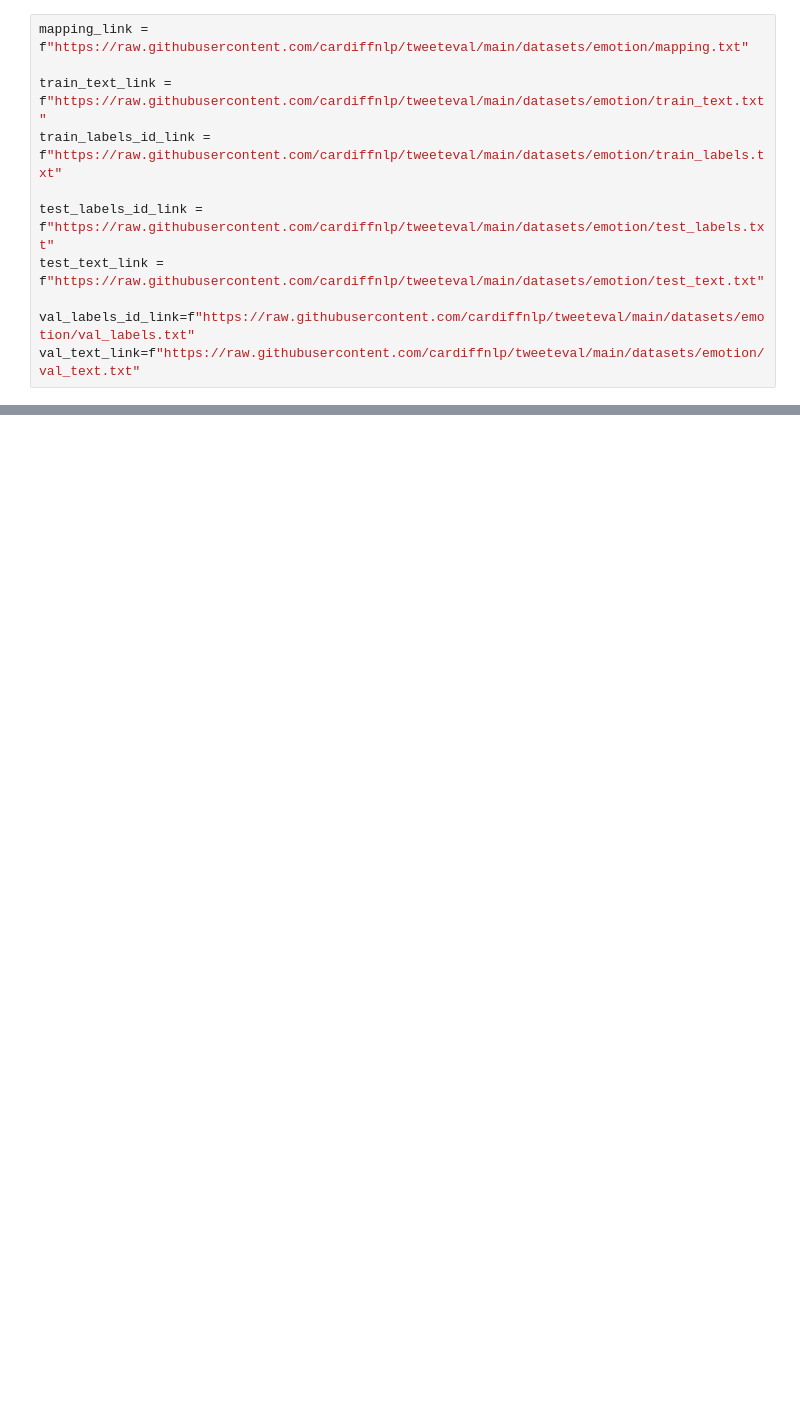
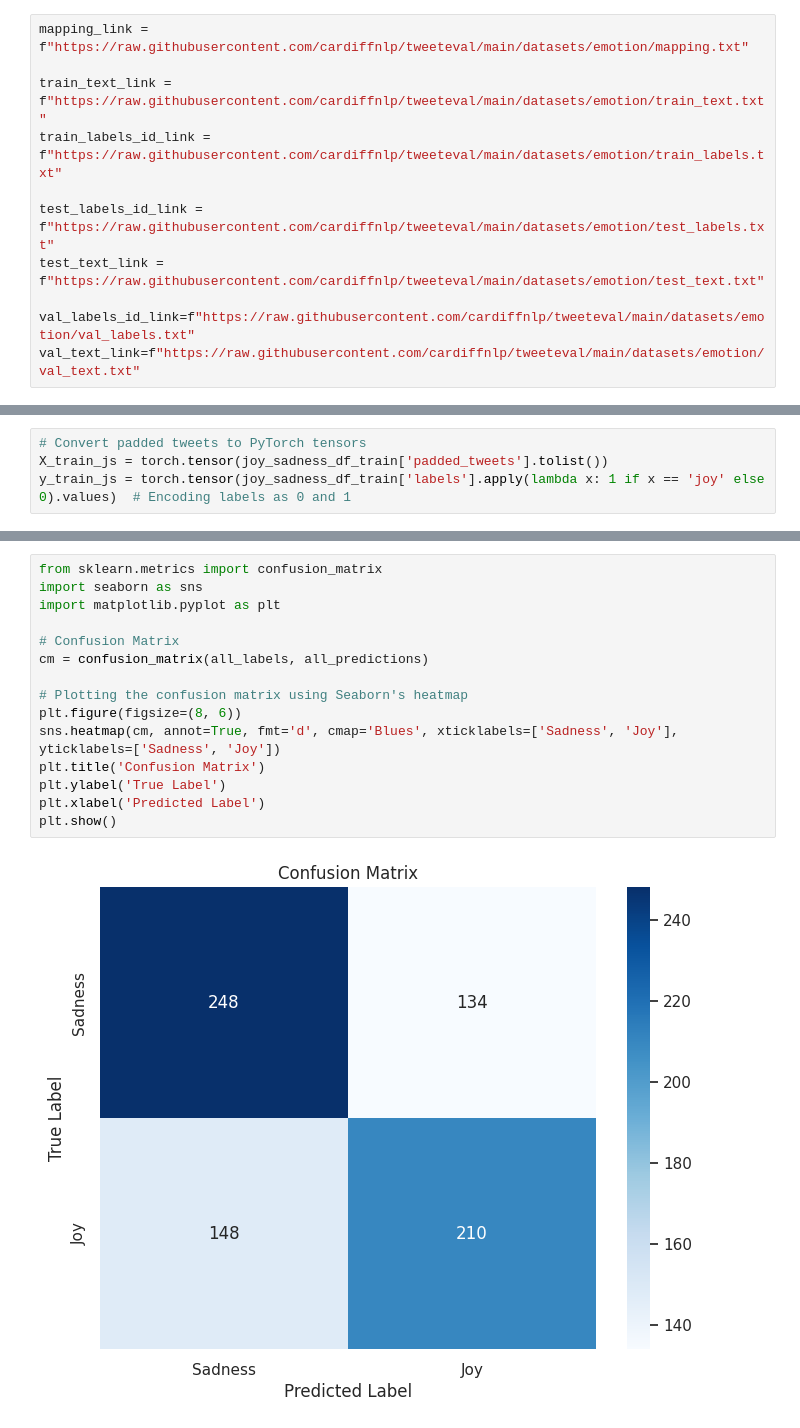
Before and after one commit to tusharmanekar/ml4nlp-1, a Jupyter notebook: ex03/ex03_cnn.ipynb, the cells around one changed output, grey strips where cells are left out. Cells and saved outputs as stored; diff of their text form; blank space fills up the shorter version.

```diff
--- a/ex03/ex03_cnn.ipynb
+++ b/ex03/ex03_cnn.ipynb
@@ -557,0 +226,4 @@ inputs
+# %%
+# Convert padded tweets to PyTorch tensors
+X_train_js = torch.tensor(joy_sadness_df_train['padded_tweets'].tolist())
+y_train_js = torch.tensor(joy_sadness_df_train['labels'].apply(lambda x: 1 if x == 'joy' else 0).values)  # Encoding labels as 0 and 1
@@ -557,0 +624,17 @@ inputs
+# %%
+from sklearn.metrics import confusion_matrix
+import seaborn as sns
+import matplotlib.pyplot as plt
+
+# Confusion Matrix
+cm = confusion_matrix(all_labels, all_predictions)
+
+# Plotting the confusion matrix using Seaborn's heatmap
+plt.figure(figsize=(8, 6))
+sns.heatmap(cm, annot=True, fmt='d', cmap='Blues', xticklabels=['Sadness', 'Joy'], yticklabels=['Sadness', 'Joy'])
+plt.title('Confusion Matrix')
+plt.ylabel('True Label')
+plt.xlabel('Predicted Label')
+plt.show()
+# %% [output]
+[figure, added]
```
Also changed, not shown: parts of 113 cells of this notebook, 6 other files.
